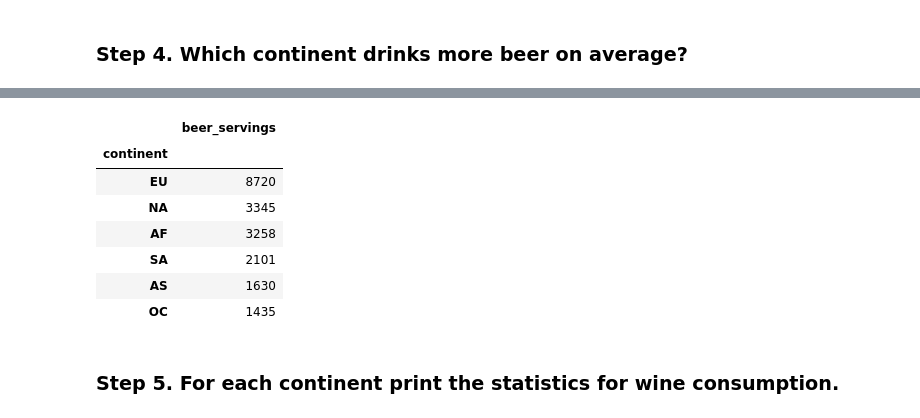
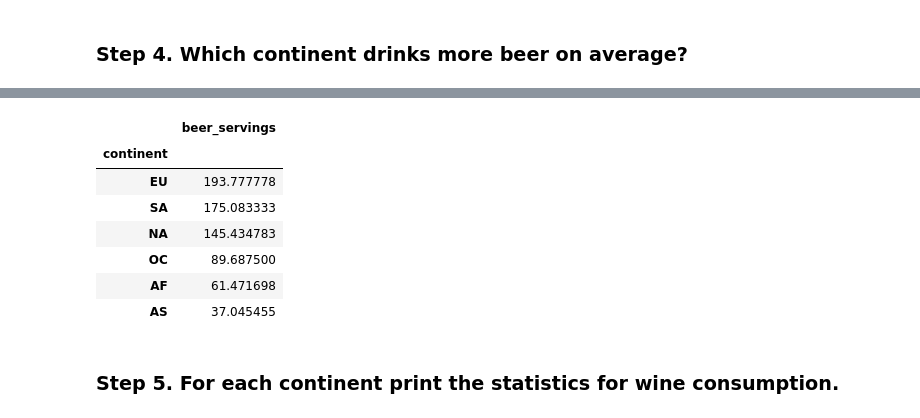
Before and after one commit to urkomen/2026-02-BILBAO-FT-Data-Science, a Jupyter notebook: 2-Data_Analysis/2-Pandas/Practica/4-Alcohol_Consumption/Alcohol_Consumption_urko.ipynb, the cells around one changed output, grey strips where cells are left out. Saved outputs shown, nothing was run; the diff lists cells and outputs as text; code cells hidden in the pictures.

```diff
--- a/2-Data_Analysis/2-Pandas/Practica/4-Alcohol_Consumption/Alcohol_Consumption_urko.ipynb
+++ b/2-Data_Analysis/2-Pandas/Practica/4-Alcohol_Consumption/Alcohol_Consumption_urko.ipynb
@@ -193,16 +193,16 @@ drinks.loc[drinks['country'].isin(continent_map)]
 | 184 | USA | 249 | 158 | 84 | 8.7 | NA |
 # %%
 # Agrupamos por continente y mostramos consumo de cerveza
-drinks.groupby('continent')[['beer_servings']].sum().sort_values('beer_servings',ascending=False)
+drinks.groupby('continent')[['beer_servings']].mean().sort_values('beer_servings',ascending=False)
 # %% [output]
 |  | beer_servings |
 | continent |  |
-| EU | 8720 |
-| NA | 3345 |
-| AF | 3258 |
-| SA | 2101 |
-| AS | 1630 |
-| OC | 1435 |
+| EU | 193.777778 |
+| SA | 175.083333 |
+| NA | 145.434783 |
+| OC | 89.687500 |
+| AF | 61.471698 |
+| AS | 37.045455 |
 # %% [markdown]
 ### Step 5. For each continent print the statistics for wine consumption.
 # %%
```
